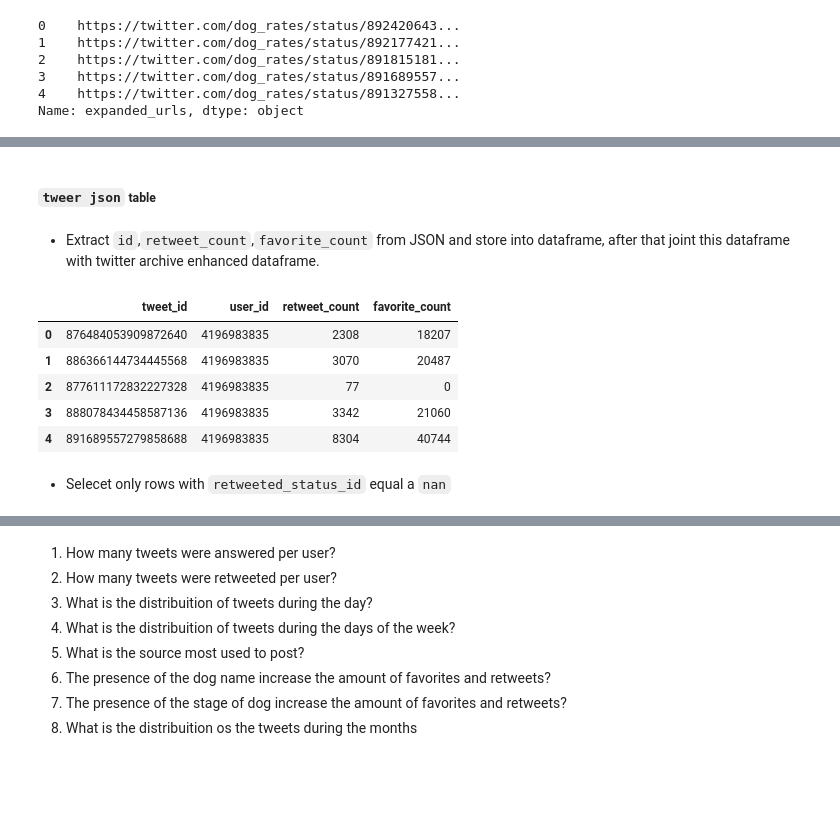
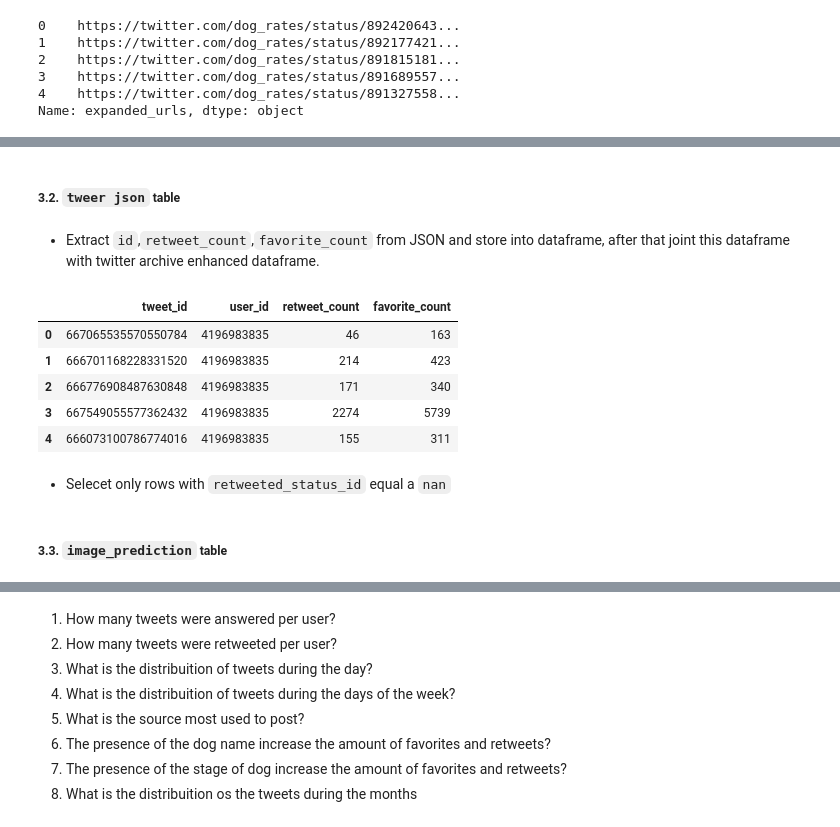
Before and after one commit to ordepzero/weratedogs_tweet_analysis, a Jupyter notebook: wrangle_act.ipynb, the cells around one changed output, grey strips where cells are left out. Drawn from its saved outputs; the diff is of its cells as text; code cells hidden in the pictures; blank space fills up the shorter version.

```diff
--- a/wrangle_act.ipynb
+++ b/wrangle_act.ipynb
@@ -671,2 +743,2 @@ Name: expanded_urls, dtype: object
 # %% [markdown]
-##### `tweer json` table
+##### 3.2. `tweer json` table
@@ -682,15 +756,15 @@ for tweet_json_item in tweets_json:
     temp_list.append(json.loads(tweet_json_item)['favorite_count'])
     tweet_json_list.append(temp_list)
 # %%
-df_tweet_json = pd.DataFrame(tweet_json_list,columns=['tweet_id','user_id','retweet_count','favorite_count'])
+df_tweet_json_clean = pd.DataFrame(tweet_json_list,columns=['tweet_id','user_id','retweet_count','favorite_count'])
 # %%
-df_tweet_json.head()
+df_tweet_json_clean.head()
 # %% [output]
 |  | tweet_id | user_id | retweet_count | favorite_count |
-| 0 | 876484053909872640 | 4196983835 | 2308 | 18207 |
-| 1 | 886366144734445568 | 4196983835 | 3070 | 20487 |
-| 2 | 877611172832227328 | 4196983835 | 77 | 0 |
-| 3 | 888078434458587136 | 4196983835 | 3342 | 21060 |
-| 4 | 891689557279858688 | 4196983835 | 8304 | 40744 |
+| 0 | 667065535570550784 | 4196983835 | 46 | 163 |
+| 1 | 666701168228331520 | 4196983835 | 214 | 423 |
+| 2 | 666776908487630848 | 4196983835 | 171 | 340 |
+| 3 | 667549055577362432 | 4196983835 | 2274 | 5739 |
+| 4 | 666073100786774016 | 4196983835 | 155 | 311 |
 # %% [markdown]
 - Selecet only rows with `retweeted_status_id` equal a `nan`
@@ -701,0 +771,2 @@ df_twitter['retweeted_status_id'] = np.NaN
+# %% [markdown]
+#####  3.3. `image_prediction` table
```
Also changed, not shown: parts of 61 cells of this notebook.
